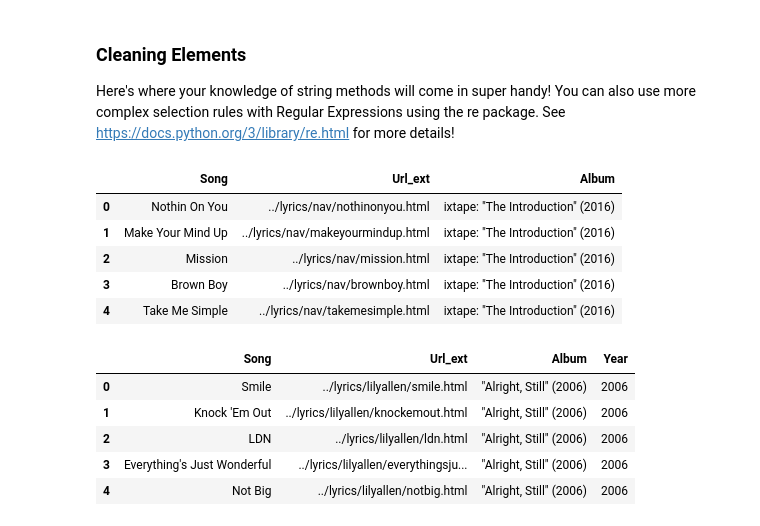
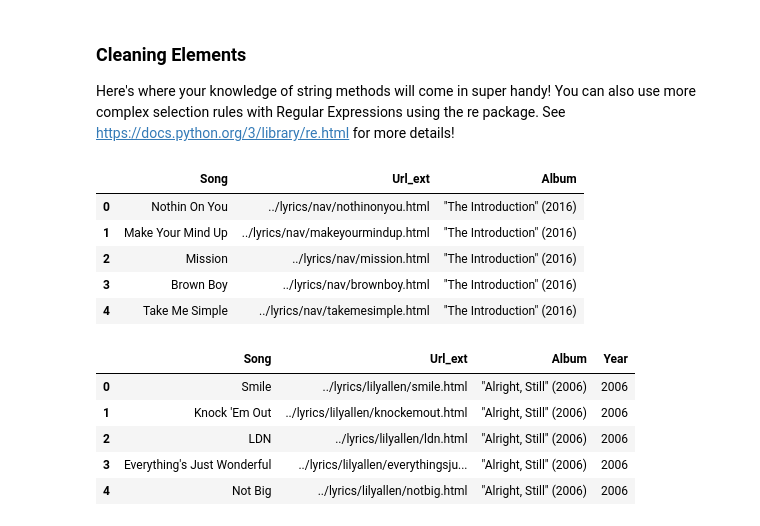
Before and after one commit to Ran-Tokman/dsc-2-18-14-web-scraping-with-beautiful-soup-nyc-ds-career-031119, a Jupyter notebook: index.ipynb, the cells around one changed output. Drawn from its saved outputs; the diff is of its cells as text; code cells hidden in the pictures.

```diff
--- a/index.ipynb
+++ b/index.ipynb
@@ -353,15 +353,15 @@ df.head() #Preview the DataFrame (default is first 5 rows)
 
 Here's where your knowledge of string methods will come in super handy! You can also use more complex selection rules with Regular Expressions using the re package. See https://docs.python.org/3/library/re.html for more details!
 # %%
-df['Album'] = df['Album'].map(lambda x: x.strip('album:')) #remove the initial "album:". Hopefully none of the actual names contain that!!
+df['Album'] = df['Album'].map(lambda x: x.strip('mixtape:')) #remove the initial "album:". Hopefully none of the actual names contain that!!
 df.head() #Preview updated results
 # %% [output]
 |  | Song | Url_ext | Album |
-| 0 | Nothin On You | ../lyrics/nav/nothinonyou.html | ixtape: "The Introduction" (2016) |
-| 1 | Make Your Mind Up | ../lyrics/nav/makeyourmindup.html | ixtape: "The Introduction" (2016) |
-| 2 | Mission | ../lyrics/nav/mission.html | ixtape: "The Introduction" (2016) |
-| 3 | Brown Boy | ../lyrics/nav/brownboy.html | ixtape: "The Introduction" (2016) |
-| 4 | Take Me Simple | ../lyrics/nav/takemesimple.html | ixtape: "The Introduction" (2016) |
+| 0 | Nothin On You | ../lyrics/nav/nothinonyou.html | "The Introduction" (2016) |
+| 1 | Make Your Mind Up | ../lyrics/nav/makeyourmindup.html | "The Introduction" (2016) |
+| 2 | Mission | ../lyrics/nav/mission.html | "The Introduction" (2016) |
+| 3 | Brown Boy | ../lyrics/nav/brownboy.html | "The Introduction" (2016) |
+| 4 | Take Me Simple | ../lyrics/nav/takemesimple.html | "The Introduction" (2016) |
 # %%
 def extract_year(album_title):
     try:
```
